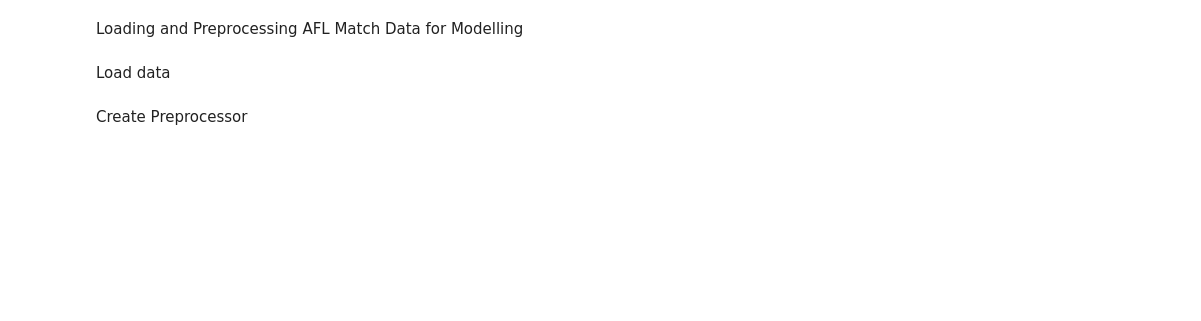
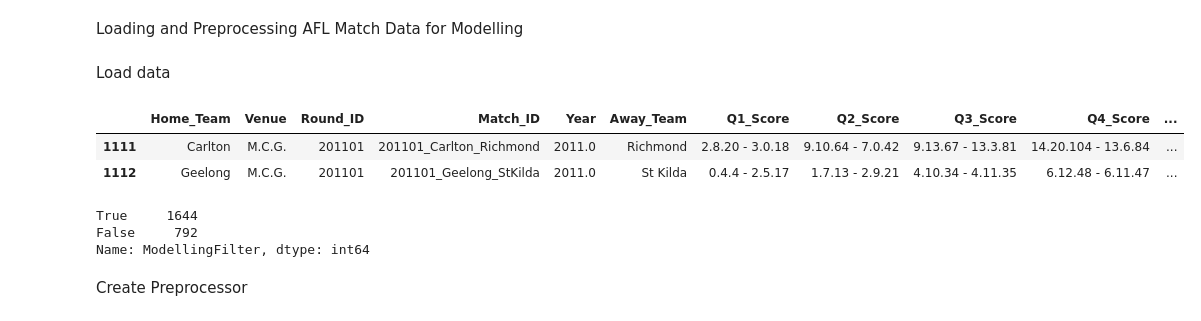
Before and after one commit to ciaran-grant/afl-total-points-model, a Jupyter notebook: notebooks/data_preprocessing.ipynb, the cells around one changed output. Saved outputs shown, nothing was run; the diff lists cells and outputs as text; code cells hidden in the pictures; blank space fills up the shorter version.

Commit message:
Updating data prep from R through to Preprocessor

```diff
--- a/notebooks/data_preprocessing.ipynb
+++ b/notebooks/data_preprocessing.ipynb
@@ -18,6 +20,10 @@ pd.options.display.max_columns = 999
 # %% [markdown]
 Load data
 # %%
-afl_data = pd.read_csv("data/merged-data/afl_match_data.csv")
-afl_data = afl_data.drop(columns = ['Umpires'])
+afl_data = pd.read_csv(raw_data_file_path)
+afl_data = afl_data[afl_data['Year'] > 2010]
 afl_data.head(2)
+# %% [output]
+|  | Home_Team | Venue | Round_ID | Match_ID | Year | Away_Team | Q1_Score | Q2_Score | Q3_Score | Q4_Score | ... |
+| 1111 | Carlton | M.C.G. | 201101 | 201101_Carlton_Richmond | 2011.0 | Richmond | 2.8.20 - 3.0.18 | 9.10.64 - 7.0.42 | 9.13.67 - 13.3.81 | 14.20.104 - 13.6.84 | ... |
+| 1112 | Geelong | M.C.G. | 201101 | 201101_Geelong_StKilda | 2011.0 | St Kilda | 0.4.4 - 2.5.17 | 1.7.13 - 2.9.21 | 4.10.34 - 4.11.35 | 6.12.48 - 6.11.47 | ... |
@@ -29,3 +30,9 @@ afl_data = afl_data[afl_data['Year'] >= 2010]
+# %%
+afl_data['ModellingFilter'].value_counts()
+# %% [output]
+True     1644
+False     792
+Name: ModellingFilter, dtype: int64
 # %%
 training_data = afl_data[afl_data['ModellingFilter']]
 test_data = afl_data[~afl_data['ModellingFilter']]
```
Also changed, not shown: parts of 13 cells of this notebook, 5 other files.
